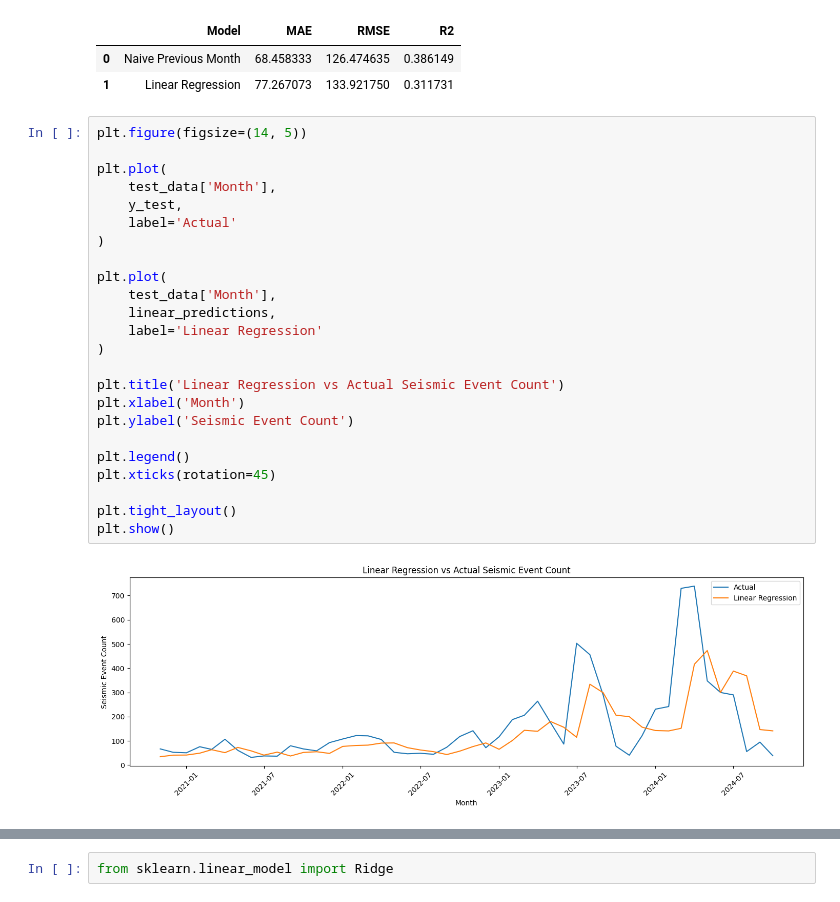
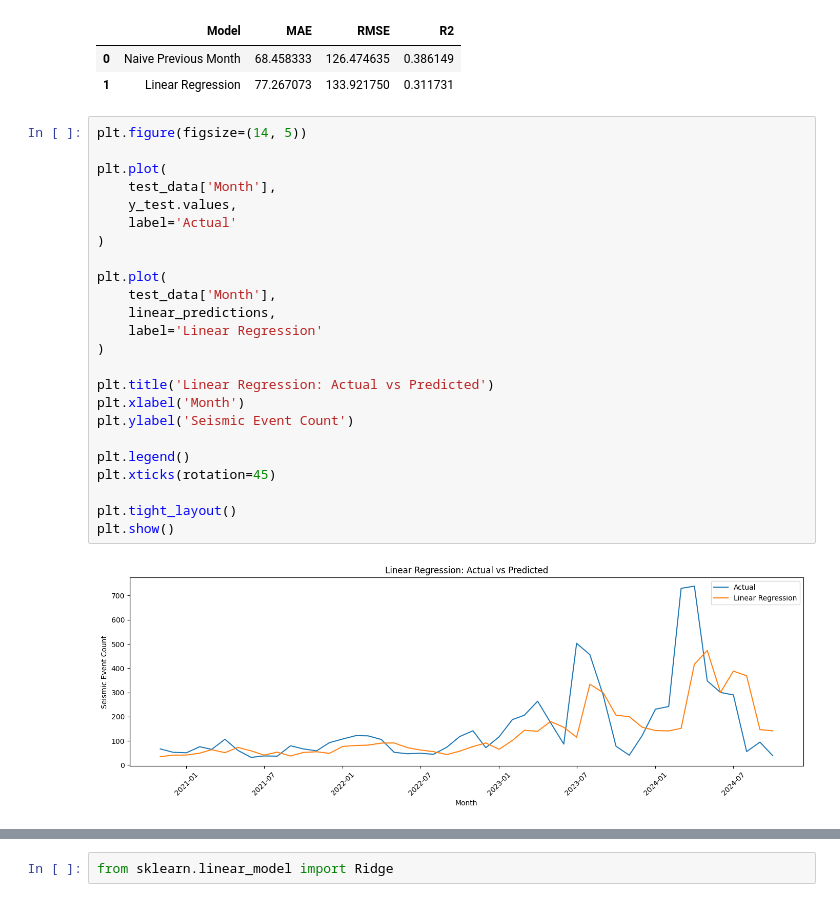
Before and after one commit to hassnainnisar/Predict_seismic_events_from_geological_features_Machine_Learning_MOD_B, a Jupyter notebook: Machine_Learning_MOD_B.ipynb, the cells around one changed output, grey strips where cells are left out. Saved outputs shown, nothing was run; the diff lists cells and outputs as text.

```diff
--- a/Machine_Learning_MOD_B.ipynb
+++ b/Machine_Learning_MOD_B.ipynb
@@ -1909,29 +1861,29 @@ display(linear_results)
 # %%
 plt.figure(figsize=(14, 5))
 
 plt.plot(
     test_data['Month'],
-    y_test,
+    y_test.values,
     label='Actual'
 )
 
 plt.plot(
     test_data['Month'],
     linear_predictions,
     label='Linear Regression'
 )
 
-plt.title('Linear Regression vs Actual Seismic Event Count')
+plt.title('Linear Regression: Actual vs Predicted')
 plt.xlabel('Month')
 plt.ylabel('Seismic Event Count')
 
 plt.legend()
 plt.xticks(rotation=45)
 
 plt.tight_layout()
 plt.show()
 # %% [output]
-[figure, old version]
+[figure, new version]
 # %% [markdown]
 **Part 9: Ridge Regression**
 
```
Also changed, not shown: parts of 93 cells of this notebook.
